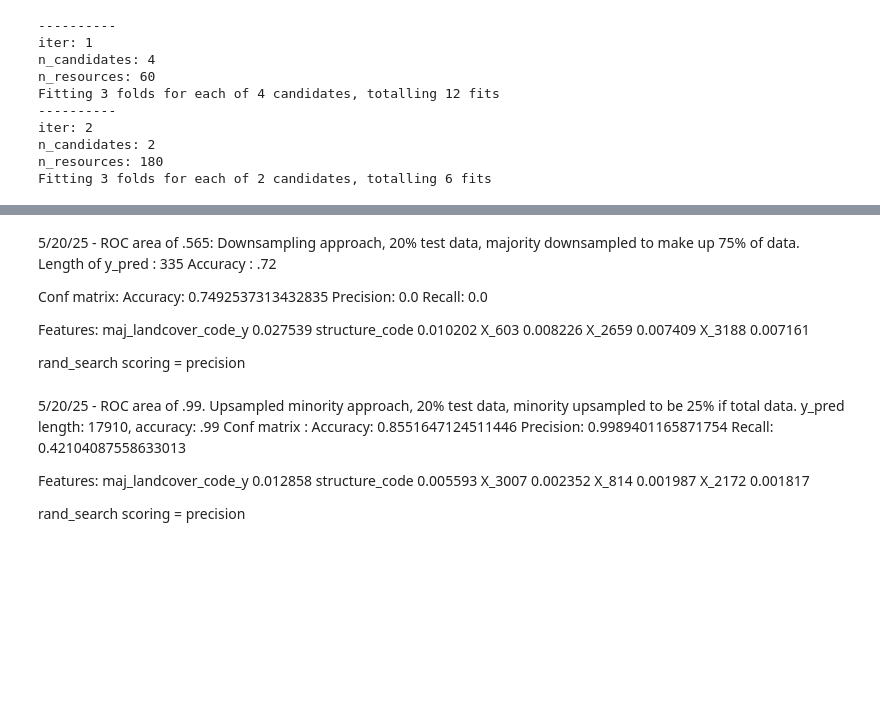
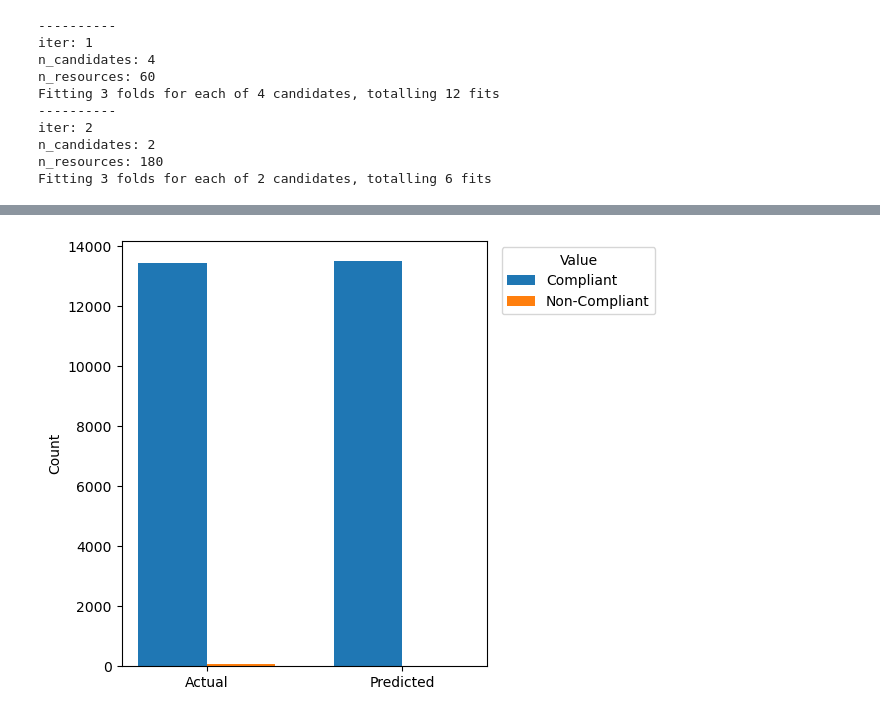
Before and after one commit to wildfire-prep/modeling, a Jupyter notebook: code/00_random_forest/04_random_forest.ipynb, the cells around one changed output, grey strips where cells are left out. Drawn from its saved outputs; the diff is of its cells as text; code cells hidden in the pictures; blank space fills up the shorter version.

```diff
--- a/code/00_random_forest/04_random_forest.ipynb
+++ b/code/00_random_forest/04_random_forest.ipynb
@@ -531,31 +562,0 @@ ROC AUC Score: 0.5621
-# %% [markdown]
-5/20/25 - ROC area of .565: Downsampling approach, 20% test data, majority downsampled to make up 75% of data.
-Length of y_pred : 335
-Accuracy : .72
-
-Conf matrix:
-Accuracy: 0.7492537313432835
-Precision: 0.0
-Recall: 0.0
-
-Features:
-maj_landcover_code_y 0.027539
-structure_code 0.010202
-X_603 0.008226
-X_2659 0.007409
-X_3188 0.007161
-
-rand_search scoring = precision
-# %% [markdown]
-5/20/25 - ROC area of .99. Upsampled minority approach, 20% test data, minority upsampled to be 25% if total data. y_pred length: 17910, accuracy: .99
-Conf matrix : Accuracy: 0.8551647124511446
-Precision: 0.9989401165871754
-Recall: 0.42104087558633013
-
-Features: maj_landcover_code_y 0.012858
-structure_code 0.005593
-X_3007 0.002352
-X_814 0.001987
-X_2172 0.001817
-
-rand_search scoring = precision
@@ -561,0 +566,29 @@ rand_search scoring = precision
+# %%
+actual = y_test.to_numpy()
+predicted = y_pred
+
+actual_0 = np.sum(actual == 0)
+actual_1 = np.sum(actual == 1)
+pred_0 = np.sum(predicted == 0)
+pred_1 = np.sum(predicted == 1)
+
+groups = ["Actual", "Predicted"]
+x = np.arange(len(groups))
+width = 0.35
+
+fig, ax = plt.subplots()
+ax.bar(x - width / 2, [actual_0, pred_0], width, label="Compliant")
+ax.bar(x + width / 2, [actual_1, pred_1], width, label="Non-Compliant")
+
+ax.set_xticks(x)
+ax.set_xticklabels(groups)
+ax.set_xlabel("")
+ax.set_ylabel("Count")
+
+# move legend outside the plot frame
+ax.legend(title="Value", loc="upper left", bbox_to_anchor=(1.02, 1))
+
+plt.tight_layout()
+plt.show()
+# %% [output]
+[figure, added]
```
Also changed, not shown: parts of 11 cells of this notebook, 1 other file.
